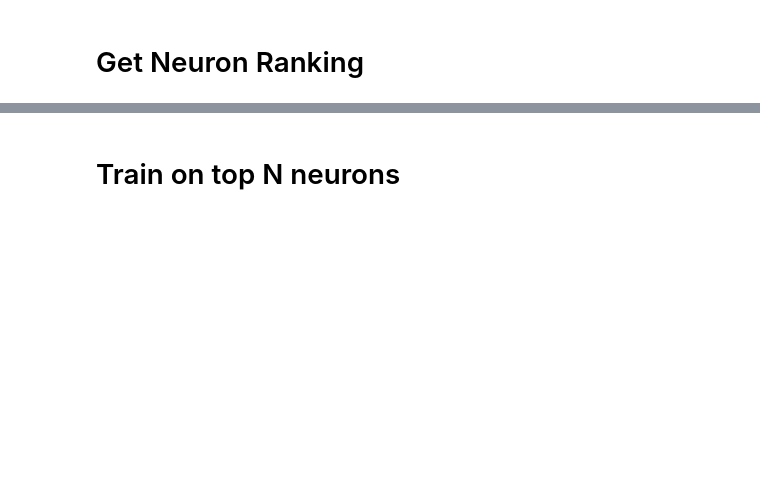
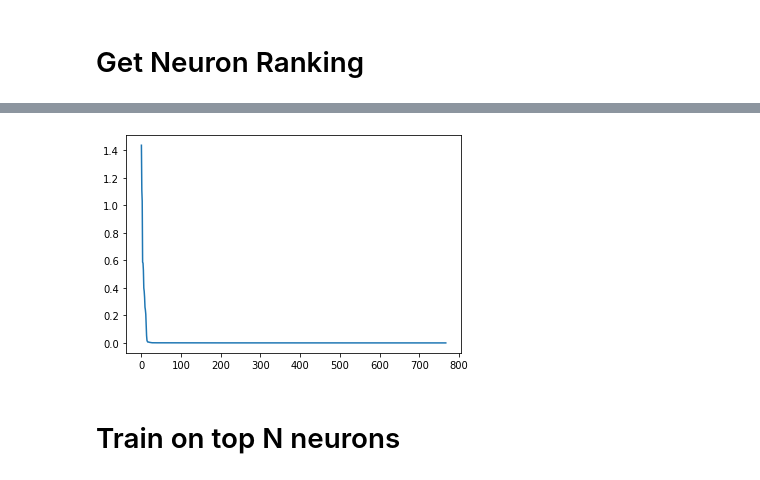
Before and after one commit to alephpi/student, a Jupyter notebook: final_assignment/End to End Example.ipynb, the cells around one changed output, grey strips where cells are left out. Saved outputs shown, nothing was run; the diff lists cells and outputs as text; code cells hidden in the pictures; blank space fills up the shorter version.

```diff
--- a/final_assignment/End to End Example.ipynb
+++ b/final_assignment/End to End Example.ipynb
@@ -246,2 +239,8 @@ cutoffs
+# %%
+# plot weights distribution of POS
+plt.plot(np.sort(weights[label2idx[',']])[::-1])
+plt.savefig('weights distribution of label ,')
+# %% [output]
+[figure, added]
 # %% [markdown]
 # Train on top N neurons
```
Also changed, not shown: parts of 33 cells of this notebook, 1 other file.
